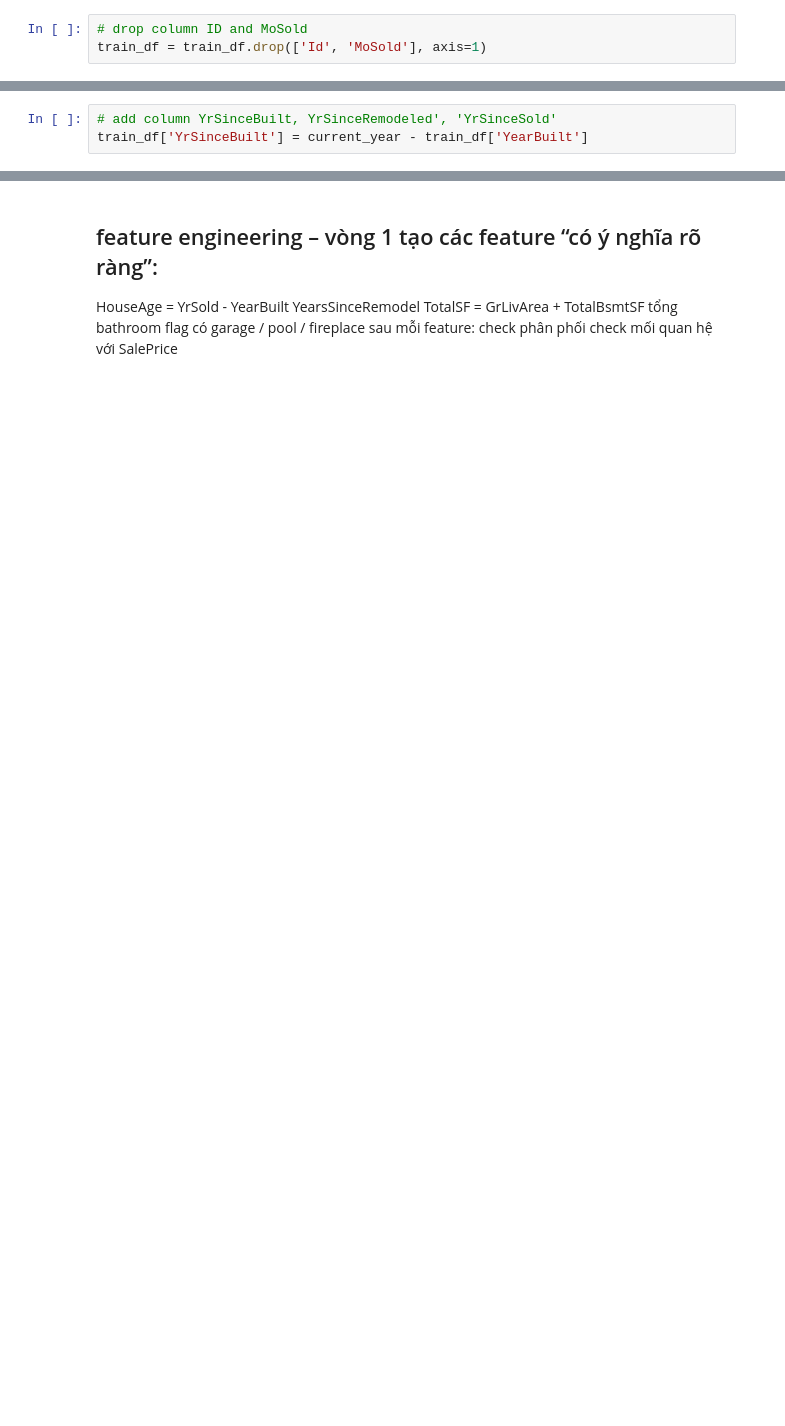
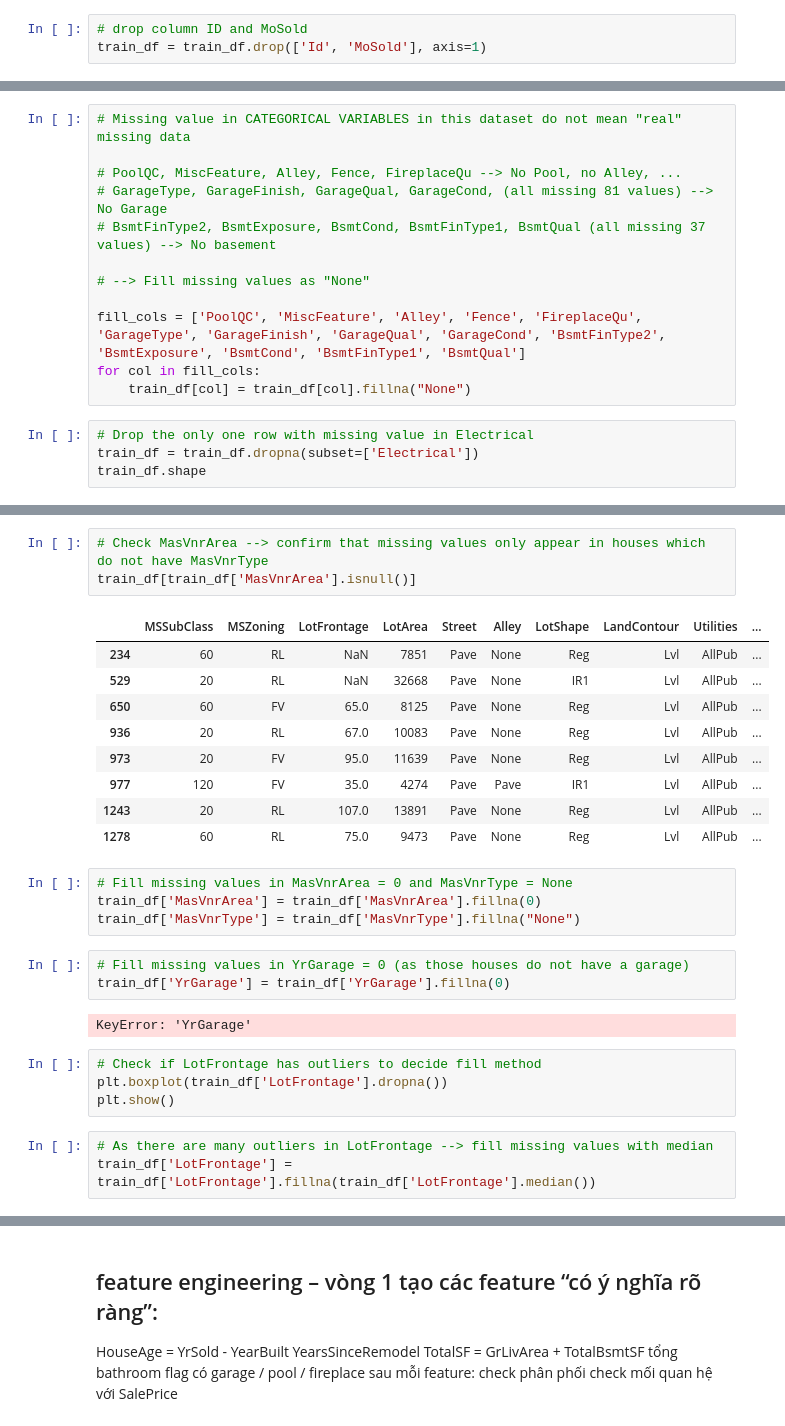
Before and after one commit to nh-adorie/adorie-data-projects, a Jupyter notebook: house-prices/01_eda_features_engineering.ipynb, the cells around one changed output, grey strips where cells are left out. Saved outputs shown, nothing was run; the diff lists cells and outputs as text; blank space fills up the shorter version.

```diff
--- a/house-prices/01_eda_features_engineering.ipynb
+++ b/house-prices/01_eda_features_engineering.ipynb
@@ -140,3 +133,0 @@ current_year
-# %%
-# add column YrSinceBuilt, YrSinceRemodeled', 'YrSinceSold'
-train_df['YrSinceBuilt'] = current_year - train_df['YearBuilt']
@@ -194,0 +168,16 @@ hay giữ nguyên để encode sau
+# %%
+# Missing value in CATEGORICAL VARIABLES in this dataset do not mean "real" missing data
+
+# PoolQC, MiscFeature, Alley, Fence, FireplaceQu --> No Pool, no Alley, ...
+# GarageType, GarageFinish, GarageQual, GarageCond, (all missing 81 values) --> No Garage
+# BsmtFinType2, BsmtExposure, BsmtCond, BsmtFinType1, BsmtQual (all missing 37 values) --> No basement
+
+# --> Fill missing values as "None"
+
+fill_cols = ['PoolQC', 'MiscFeature', 'Alley', 'Fence', 'FireplaceQu', 'GarageType', 'GarageFinish', 'GarageQual', 'GarageCond', 'BsmtFinType2', 'BsmtExposure', 'BsmtCond', 'BsmtFinType1', 'BsmtQual']
+for col in fill_cols:
+    train_df[col] = train_df[col].fillna("None")
+# %%
+# Drop the only one row with missing value in Electrical
+train_df = train_df.dropna(subset=['Electrical'])
+train_df.shape
@@ -194,0 +194,29 @@ hay giữ nguyên để encode sau
+# %%
+# Check MasVnrArea --> confirm that missing values only appear in houses which do not have MasVnrType
+train_df[train_df['MasVnrArea'].isnull()]
+# %% [output]
+|  | MSSubClass | MSZoning | LotFrontage | LotArea | Street | Alley | LotShape | LandContour | Utilities | ... |
+| 234 | 60 | RL | NaN | 7851 | Pave | None | Reg | Lvl | AllPub | ... |
+| 529 | 20 | RL | NaN | 32668 | Pave | None | IR1 | Lvl | AllPub | ... |
+| 650 | 60 | FV | 65.0 | 8125 | Pave | None | Reg | Lvl | AllPub | ... |
+| 936 | 20 | RL | 67.0 | 10083 | Pave | None | Reg | Lvl | AllPub | ... |
+| 973 | 20 | FV | 95.0 | 11639 | Pave | None | Reg | Lvl | AllPub | ... |
+| 977 | 120 | FV | 35.0 | 4274 | Pave | Pave | IR1 | Lvl | AllPub | ... |
+| 1243 | 20 | RL | 107.0 | 13891 | Pave | None | Reg | Lvl | AllPub | ... |
+| 1278 | 60 | RL | 75.0 | 9473 | Pave | None | Reg | Lvl | AllPub | ... |
+# %%
+# Fill missing values in MasVnrArea = 0 and MasVnrType = None
+train_df['MasVnrArea'] = train_df['MasVnrArea'].fillna(0)
+train_df['MasVnrType'] = train_df['MasVnrType'].fillna("None")
+# %%
+# Fill missing values in YrGarage = 0 (as those houses do not have a garage)
+train_df['YrGarage'] = train_df['YrGarage'].fillna(0)
+# %% [output]
+KeyError: 'YrGarage'
+# %%
+# Check if LotFrontage has outliers to decide fill method
+plt.boxplot(train_df['LotFrontage'].dropna())
+plt.show()
+# %%
+# As there are many outliers in LotFrontage --> fill missing values with median
+train_df['LotFrontage'] = train_df['LotFrontage'].fillna(train_df['LotFrontage'].median())
```
Also changed, not shown: parts of 14 cells of this notebook.
